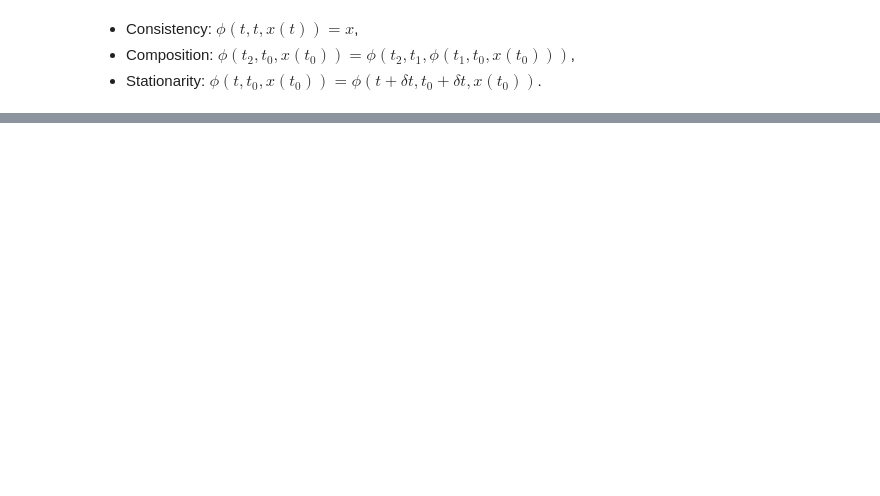
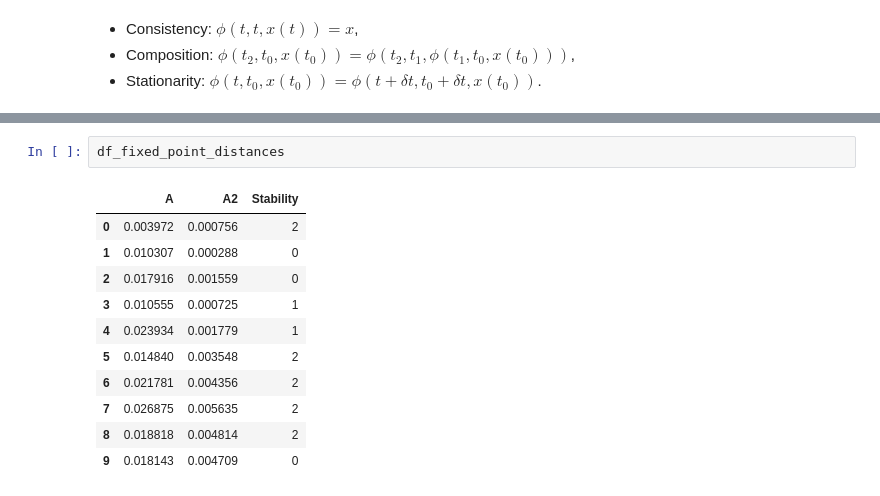
Before and after one commit to pascaltribel/PINN_Regularization, a Jupyter notebook: Transition Function-Linear_2D.ipynb, the cells around one changed output, grey strips where cells are left out. Saved outputs shown, nothing was run; the diff lists cells and outputs as text; blank space fills up the shorter version.

```diff
--- a/Transition Function-Linear_2D.ipynb
+++ b/Transition Function-Linear_2D.ipynb
@@ -290,0 +494,14 @@ plt.show()
+# %%
+df_fixed_point_distances
+# %% [output]
+|  | A | A2 | Stability |
+| 0 | 0.003972 | 0.000756 | 2 |
+| 1 | 0.010307 | 0.000288 | 0 |
+| 2 | 0.017916 | 0.001559 | 0 |
+| 3 | 0.010555 | 0.000725 | 1 |
+| 4 | 0.023934 | 0.001779 | 1 |
+| 5 | 0.014840 | 0.003548 | 2 |
+| 6 | 0.021781 | 0.004356 | 2 |
+| 7 | 0.026875 | 0.005635 | 2 |
+| 8 | 0.018818 | 0.004814 | 2 |
+| 9 | 0.018143 | 0.004709 | 0 |
```
Also changed, not shown: parts of 27 cells of this notebook, 17 other files.
